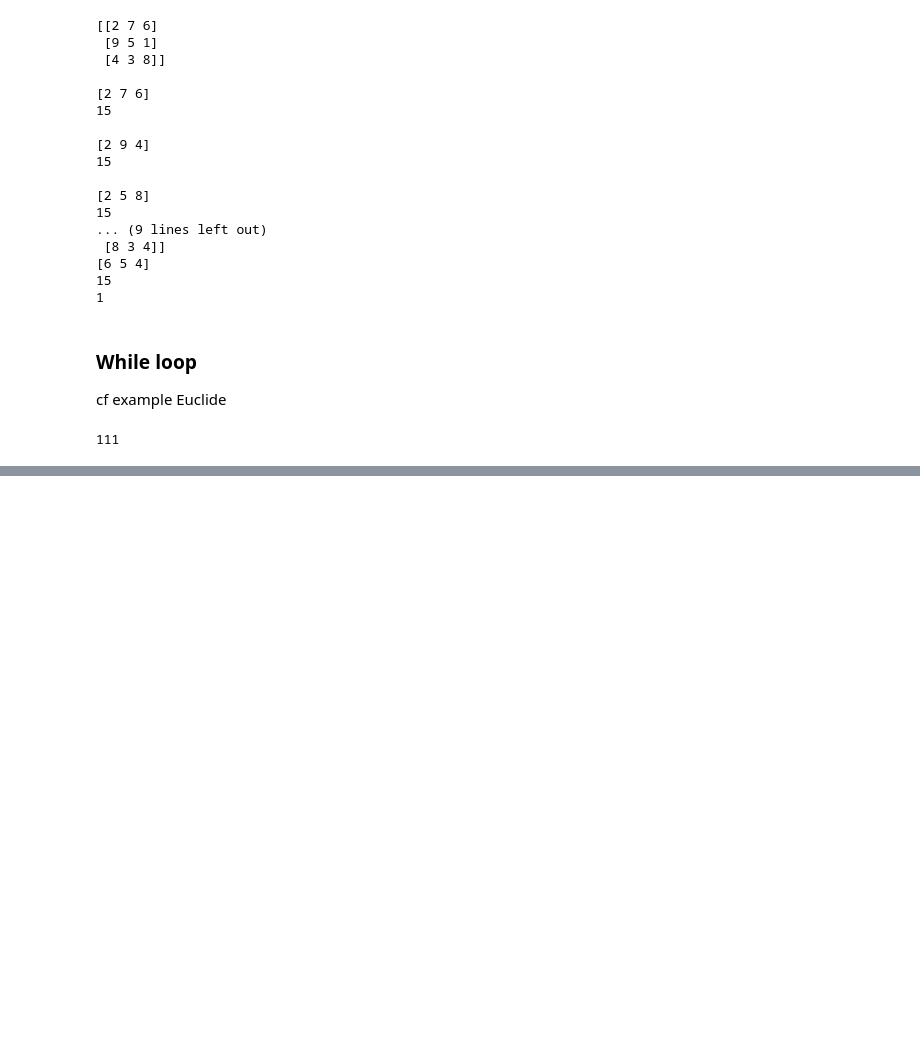
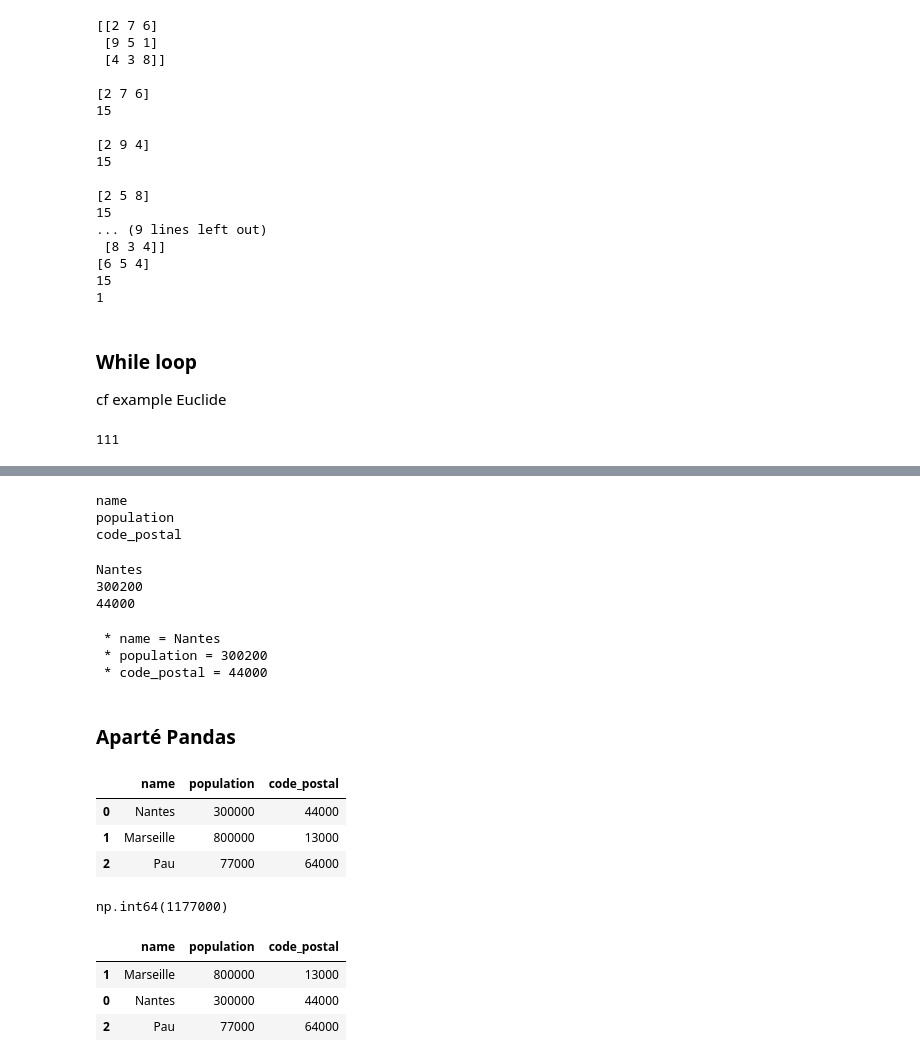
Before and after one commit to matthcol/python202611st, a Jupyter notebook: intro.ipynb, the cells around one changed output, grey strips where cells are left out. Drawn from its saved outputs; the diff is of its cells as text; code cells hidden in the pictures; blank space fills up the shorter version.

```diff
--- a/intro.ipynb
+++ b/intro.ipynb
@@ -786,0 +958,7 @@ g
+# %%
+cities_d = [
+    {'name': 'Nantes', 'population': 300_000, 'code_postal': '44000'},
+    {'name': 'Marseille', 'population': 800_000, 'code_postal': '13000'},
+    {'name': 'Pau', 'population': 77_000, 'code_postal': '64000'},
+]
+cities_d
@@ -786,0 +996,23 @@ g
+# %%
+for info_name in city_d.keys():
+    print(info_name)
+# %% [output]
+name
+population
+code_postal
+# %%
+for info_value in city_d.values():
+    print(info_value)
+# %% [output]
+Nantes
+300200
+44000
+# %%
+for info_name, info_value in city_d.items():
+    print(f" * {info_name} = {info_value}")
+# %% [output]
+ * name = Nantes
+ * population = 300200
+ * code_postal = 44000
+# %% [markdown]
+### Aparté Pandas
@@ -786,0 +1021,19 @@ g
+# %%
+df_cities = pd.DataFrame(cities_d)
+df_cities
+# %% [output]
+|  | name | population | code_postal |
+| 0 | Nantes | 300000 | 44000 |
+| 1 | Marseille | 800000 | 13000 |
+| 2 | Pau | 77000 | 64000 |
+# %%
+df_cities.population.sum()
+# %% [output]
+np.int64(1177000)
+# %%
+df_cities.sort_values('population', ascending=False)
+# %% [output]
+|  | name | population | code_postal |
+| 1 | Marseille | 800000 | 13000 |
+| 0 | Nantes | 300000 | 44000 |
+| 2 | Pau | 77000 | 64000 |
```
Also changed, not shown: parts of 43 cells of this notebook, 5 other files.
